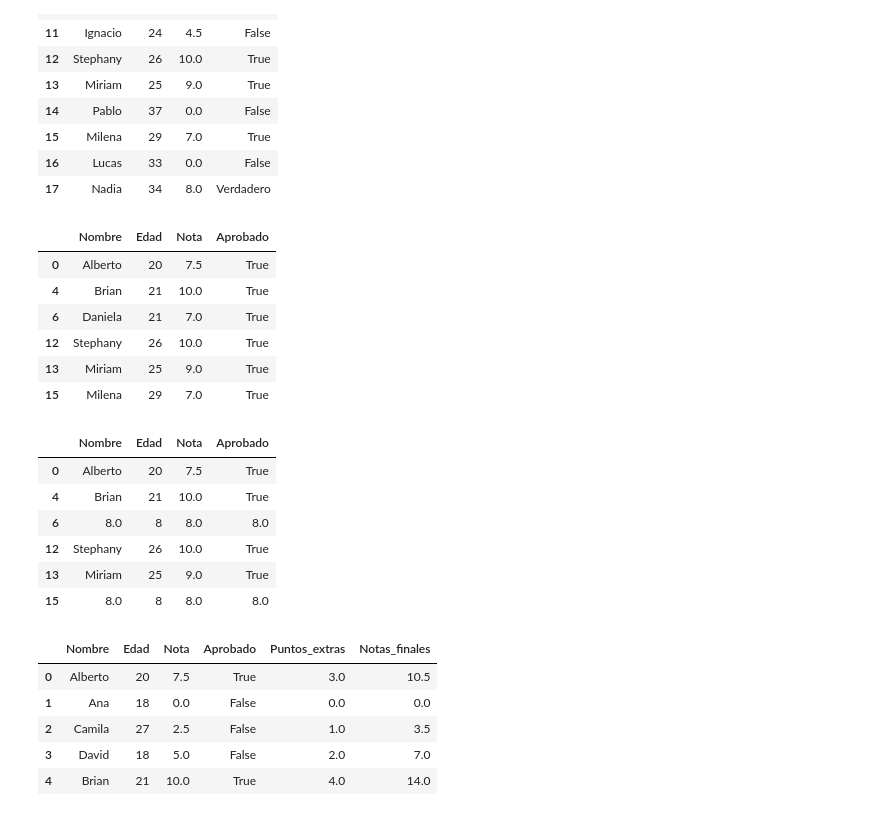
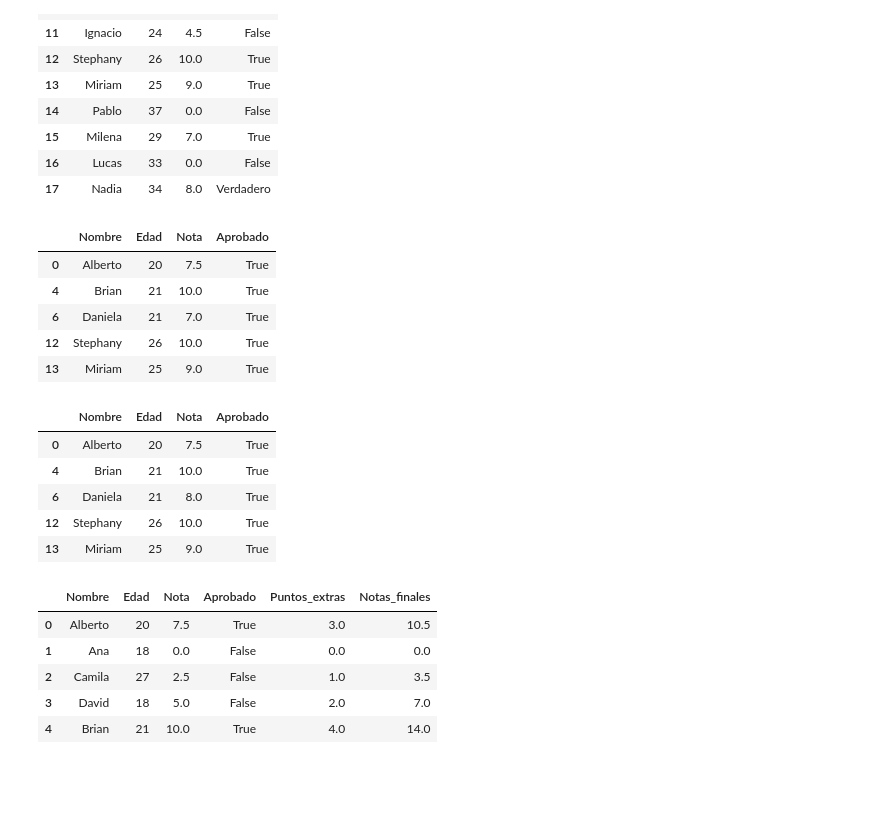
Before and after one commit to jefftorres/alura, a Jupyter notebook: pandas-ex/alumnos.ipynb, the cells around one changed output. Saved outputs shown, nothing was run; the diff lists cells and outputs as text; code cells hidden in the pictures; blank space fills up the shorter version.

```diff
--- a/pandas-ex/alumnos.ipynb
+++ b/pandas-ex/alumnos.ipynb
@@ -145,7 +145,7 @@ df
 filter1 = df['Aprobado'] == 'True'
 
 aprobados = df[filter1]
-aprobados
+aprobados.head()
 # %% [output]
 |  | Nombre | Edad | Nota | Aprobado |
 | 0 | Alberto | 20 | 7.5 | True |
@@ -153,20 +153,18 @@ aprobados
 | 6 | Daniela | 21 | 7.0 | True |
 | 12 | Stephany | 26 | 10.0 | True |
 | 13 | Miriam | 25 | 9.0 | True |
-| 15 | Milena | 29 | 7.0 | True |
 # %%
 aprobados.to_csv('alumnos_aprobados.csv', index=False)
 # %%
-aprobados_rev = aprobados.where(aprobados['Nota'] != 7., 8.)
-aprobados_rev
+aprobados_rev = aprobados.replace(7., 8.)
+aprobados_rev.head()
 # %% [output]
 |  | Nombre | Edad | Nota | Aprobado |
 | 0 | Alberto | 20 | 7.5 | True |
 | 4 | Brian | 21 | 10.0 | True |
-| 6 | 8.0 | 8 | 8.0 | 8.0 |
+| 6 | Daniela | 21 | 8.0 | True |
 | 12 | Stephany | 26 | 10.0 | True |
 | 13 | Miriam | 25 | 9.0 | True |
-| 15 | 8.0 | 8 | 8.0 | 8.0 |
 # %%
 df['Puntos_extras'] = df['Nota'] * .4
 df['Notas_finales'] = df.Nota + df.Puntos_extras
```
